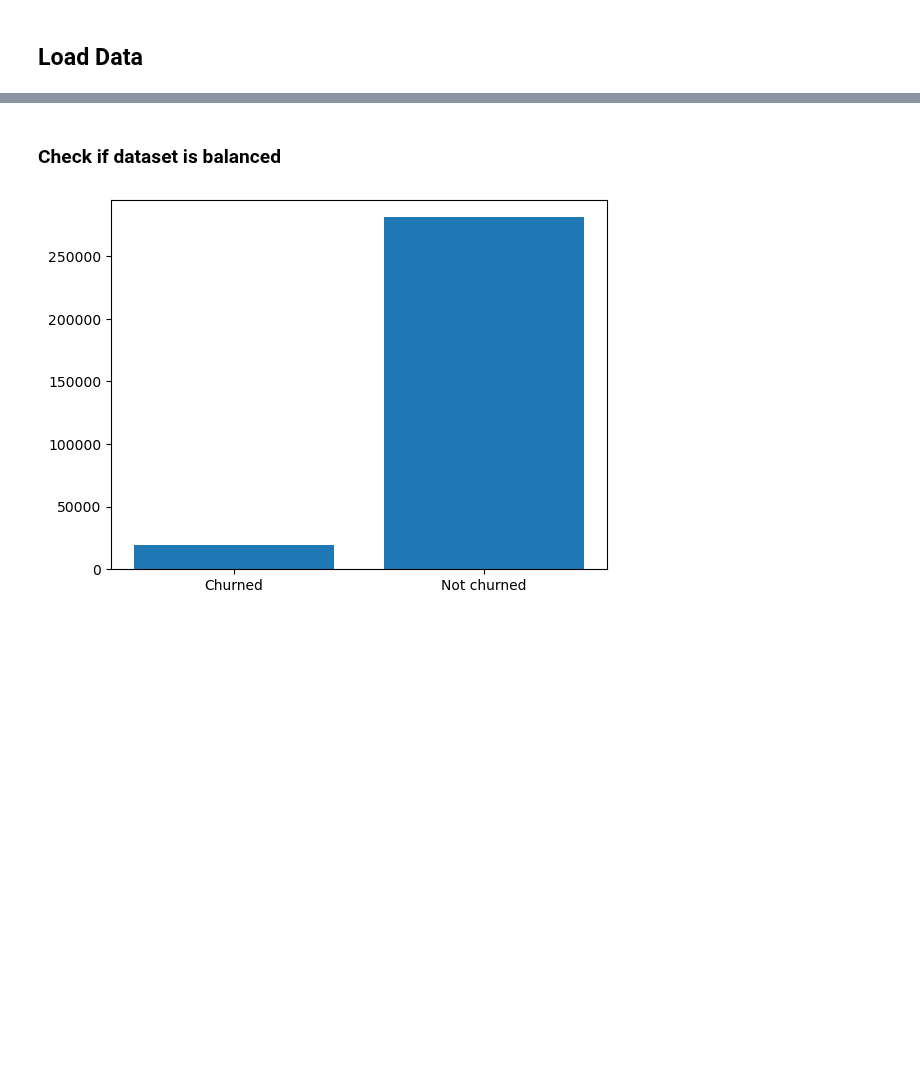
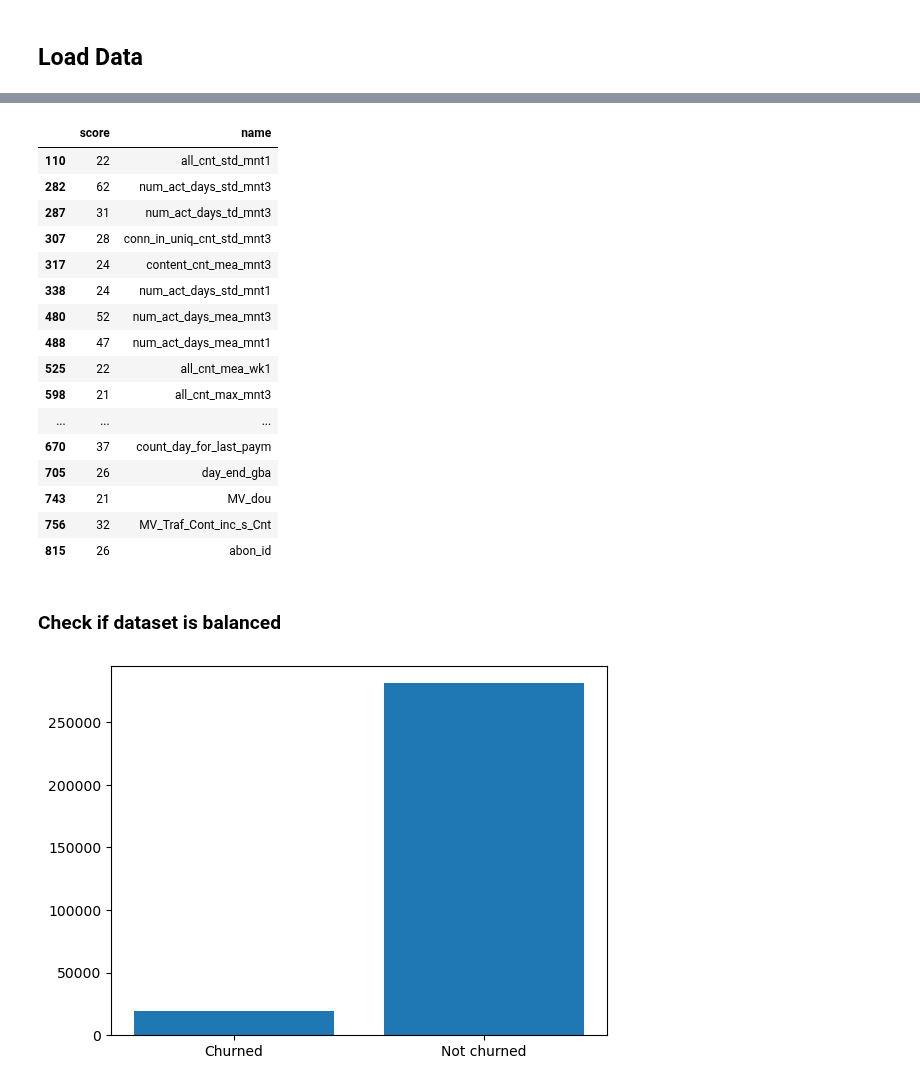
Before and after one commit to vburenkov/ML, a Jupyter notebook: FINAL/Burenkov.ipynb, the cells around one changed output, grey strips where cells are left out. Saved outputs shown, nothing was run; the diff lists cells and outputs as text; code cells hidden in the pictures; blank space fills up the shorter version.

```diff
--- a/FINAL/Burenkov.ipynb
+++ b/FINAL/Burenkov.ipynb
@@ -306,0 +289,15 @@ lgbm = lg.LGBMRegressor()
+# %%
+# https://nitin9809.medium.com/lightgbm-binary-classification-multi-class-classification-regression-using-python-4f22032b36a2
+# https://www.analyticsvidhya.com/blog/2020/10/feature-selection-techniques-in-machine-learning/
+test, train = split_test_train(df_combine)
+
+y_train = train['target'].round(0).astype(int)
+y_test = test['target'].round(0).astype(int)
+
+train = train.drop(['target'], axis=1)
+test = test.drop(['target'], axis=1)
+
+regressor = lg.LGBMRegressor()
+regressor.fit(train, y_train)
+predicted = regressor.predict(test)
+predicted = predicted.round(0).astype(int)
@@ -306,0 +313,3 @@ lgbm = lg.LGBMRegressor()
+# %%
+df_feature_importance = pd.DataFrame(list(zip(list(regressor.feature_importances_), list(train.columns))))
+df_feature_importance = df_feature_importance.set_axis(['score', 'name'], axis=1)
@@ -307,3 +332,23 @@ lgbm = lg.LGBMRegressor()
+# %%
+df_feature_importance[df_feature_importance['score'] > 20]
+# %% [output]
+|  | score | name |
+| 110 | 22 | all_cnt_std_mnt1 |
+| 282 | 62 | num_act_days_std_mnt3 |
+| 287 | 31 | num_act_days_td_mnt3 |
+| 307 | 28 | conn_in_uniq_cnt_std_mnt3 |
+| 317 | 24 | content_cnt_mea_mnt3 |
+| 338 | 24 | num_act_days_std_mnt1 |
+| 480 | 52 | num_act_days_mea_mnt3 |
+| 488 | 47 | num_act_days_mea_mnt1 |
+| 525 | 22 | all_cnt_mea_wk1 |
+| 598 | 21 | all_cnt_max_mnt3 |
+| ... | ... | ... |
+| 670 | 37 | count_day_for_last_paym |
+| 705 | 26 | day_end_gba |
+| 743 | 21 | MV_dou |
+| 756 | 32 | MV_Traf_Cont_inc_s_Cnt |
+| 815 | 26 | abon_id |
 # %% [markdown]
 ### Check if dataset is balanced
 # %%
```
Also changed, not shown: parts of 27 cells of this notebook, 2 other files.
